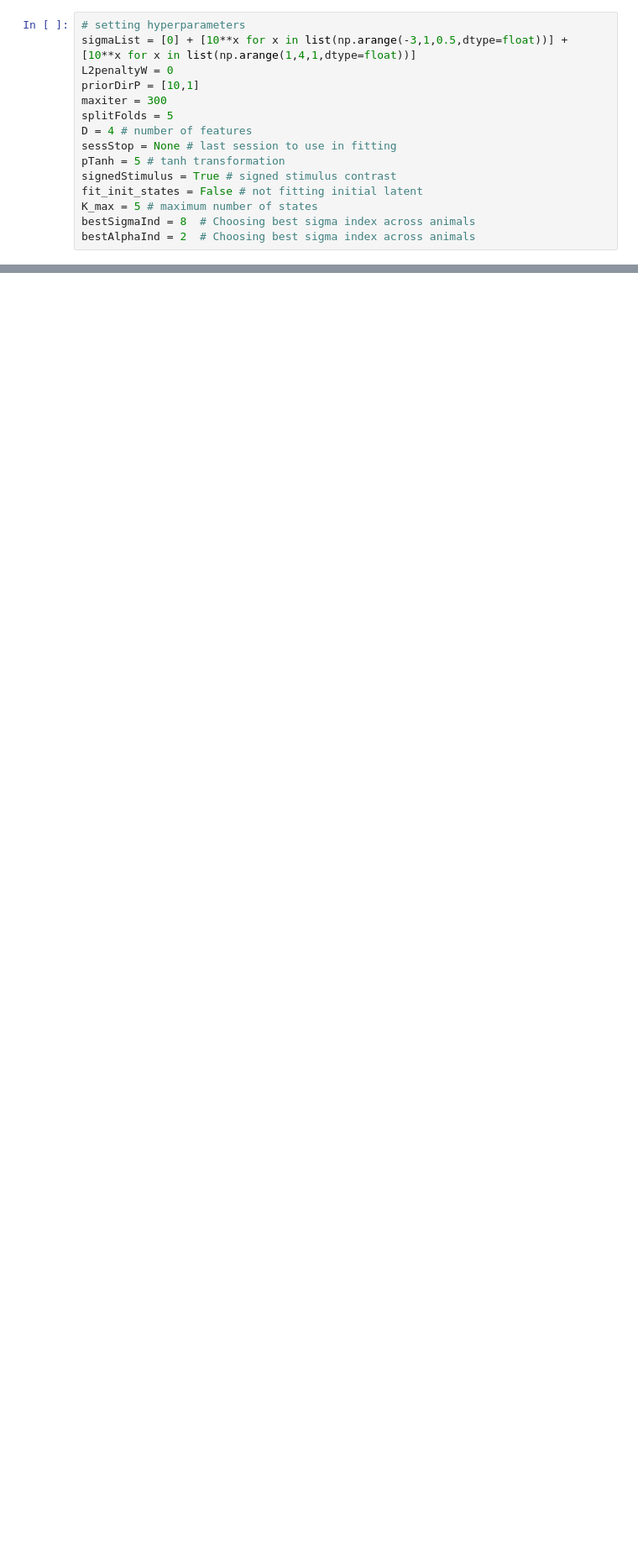
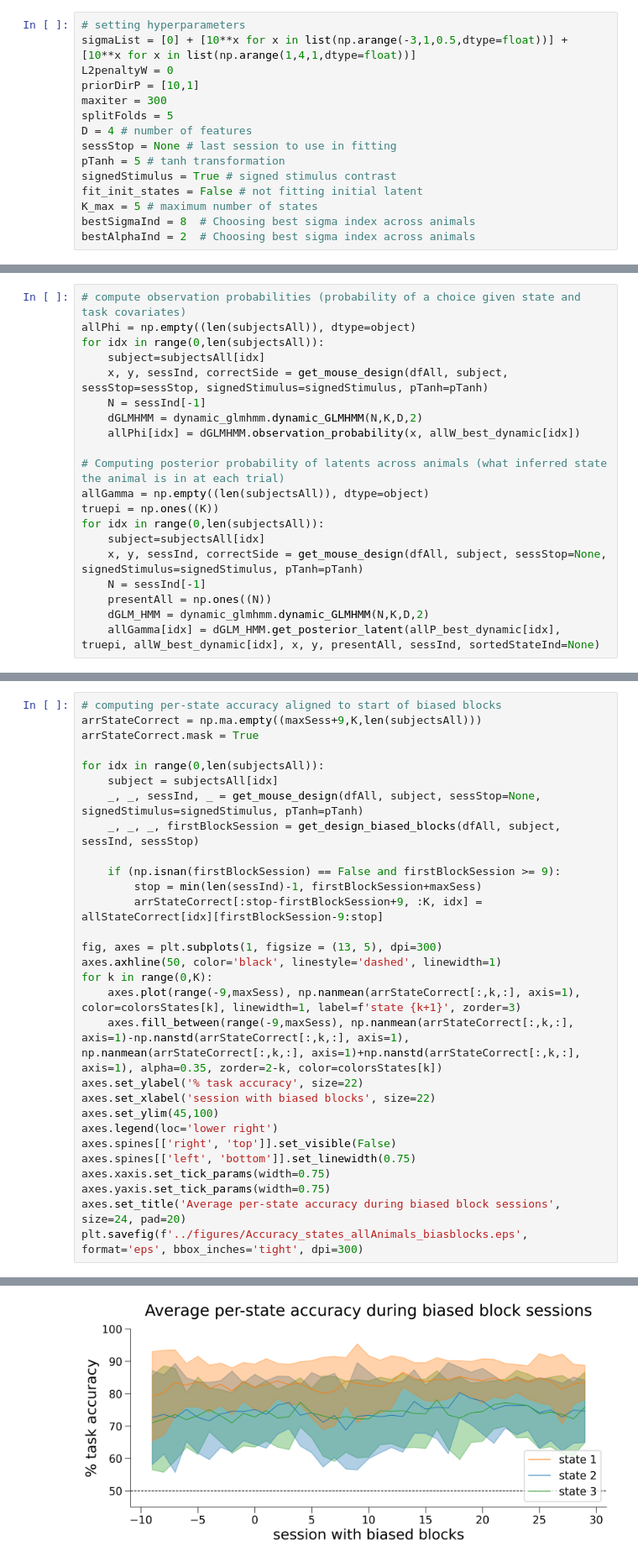
Before and after one commit to lenca56/dynamic_glmhmm, a Jupyter notebook: code/Figure6.ipynb, the cells around one changed output, grey strips where cells are left out. Shown at 84% size. Drawn from its saved outputs; the diff is of its cells as text; blank space fills up the shorter version.

```diff
--- a/code/Figure6.ipynb
+++ b/code/Figure6.ipynb
@@ -53,0 +194,20 @@ bestAlphaInd = 2  # Choosing best sigma index across animals
+# %%
+# compute observation probabilities (probability of a choice given state and task covariates)
+allPhi = np.empty((len(subjectsAll)), dtype=object)
+for idx in range(0,len(subjectsAll)):
+    subject=subjectsAll[idx]
+    x, y, sessInd, correctSide = get_mouse_design(dfAll, subject, sessStop=sessStop, signedStimulus=signedStimulus, pTanh=pTanh)
+    N = sessInd[-1]
+    dGLMHMM = dynamic_glmhmm.dynamic_GLMHMM(N,K,D,2)
+    allPhi[idx] = dGLMHMM.observation_probability(x, allW_best_dynamic[idx])
+
+# Computing posterior probability of latents across animals (what inferred state the animal is in at each trial)
+allGamma = np.empty((len(subjectsAll)), dtype=object)
+truepi = np.ones((K))
+for idx in range(0,len(subjectsAll)):
+    subject=subjectsAll[idx]
+    x, y, sessInd, correctSide = get_mouse_design(dfAll, subject, sessStop=None, signedStimulus=signedStimulus, pTanh=pTanh)
+    N = sessInd[-1]
+    presentAll = np.ones((N))
+    dGLM_HMM = dynamic_glmhmm.dynamic_GLMHMM(N,K,D,2)
+    allGamma[idx] = dGLM_HMM.get_posterior_latent(allP_best_dynamic[idx], truepi, allW_best_dynamic[idx], x, y, presentAll, sessInd, sortedStateInd=None)
@@ -53,0 +326,30 @@ bestAlphaInd = 2  # Choosing best sigma index across animals
+# %%
+# computing per-state accuracy aligned to start of biased blocks
+arrStateCorrect = np.ma.empty((maxSess+9,K,len(subjectsAll)))
+arrStateCorrect.mask = True
+
+for idx in range(0,len(subjectsAll)):
+    subject = subjectsAll[idx]
+    _, _, sessInd, _ = get_mouse_design(dfAll, subject, sessStop=None, signedStimulus=signedStimulus, pTanh=pTanh)
+    _, _, _, firstBlockSession = get_design_biased_blocks(dfAll, subject, sessInd, sessStop)
+
+    if (np.isnan(firstBlockSession) == False and firstBlockSession >= 9):
+        stop = min(len(sessInd)-1, firstBlockSession+maxSess)
+        arrStateCorrect[:stop-firstBlockSession+9, :K, idx] = allStateCorrect[idx][firstBlockSession-9:stop]
+
+fig, axes = plt.subplots(1, figsize = (13, 5), dpi=300)
+axes.axhline(50, color='black', linestyle='dashed', linewidth=1)
+for k in range(0,K):
+    axes.plot(range(-9,maxSess), np.nanmean(arrStateCorrect[:,k,:], axis=1), color=colorsStates[k], linewidth=1, label=f'state {k+1}', zorder=3)
+    axes.fill_between(range(-9,maxSess), np.nanmean(arrStateCorrect[:,k,:], axis=1)-np.nanstd(arrStateCorrect[:,k,:], axis=1), np.nanmean(arrStateCorrect[:,k,:], axis=1)+np.nanstd(arrStateCorrect[:,k,:], axis=1), alpha=0.35, zorder=2-k, color=colorsStates[k])
+axes.set_ylabel('% task accuracy', size=22)
+axes.set_xlabel('session with biased blocks', size=22)
+axes.set_ylim(45,100)
+axes.legend(loc='lower right')
+axes.spines[['right', 'top']].set_visible(False)
+axes.spines[['left', 'bottom']].set_linewidth(0.75)
+axes.xaxis.set_tick_params(width=0.75)
+axes.yaxis.set_tick_params(width=0.75)
+axes.set_title('Average per-state accuracy during biased block sessions', size=24, pad=20)
+plt.savefig(f'../figures/Accuracy_states_allAnimals_biasblocks.eps', format='eps', bbox_inches='tight', dpi=300)
+# %% [output]
@@ -53,0 +357 @@ bestAlphaInd = 2  # Choosing best sigma index across animals
+[figure, added]
```
Also changed, not shown: parts of 17 cells of this notebook, 22 other files.
